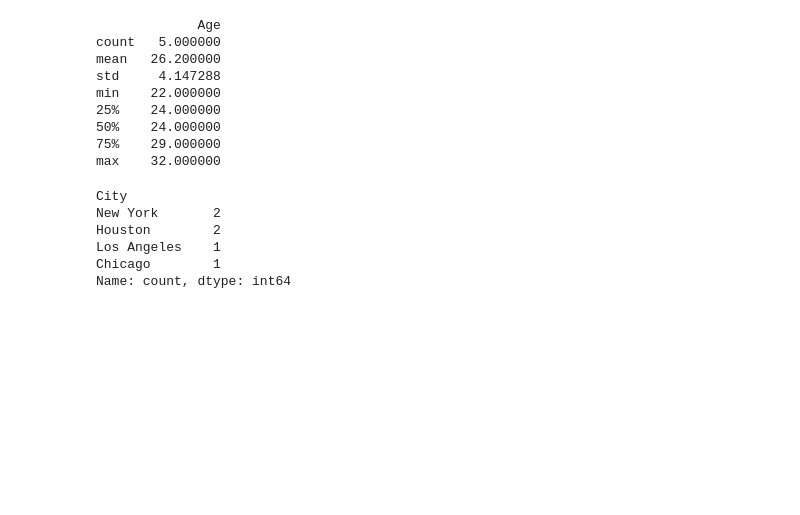
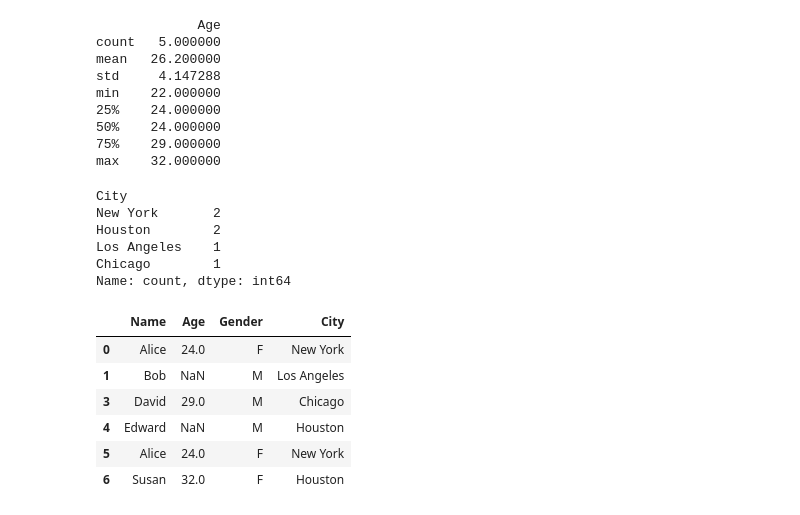
Before and after one commit to kms3356/TextMining26, a Jupyter notebook: 텍스트데이터분석_02_Pandas.ipynb, the cells around one changed output. Drawn from its saved outputs; the diff is of its cells as text; code cells hidden in the pictures; blank space fills up the shorter version.

```diff
--- a/텍스트데이터분석_02_Pandas.ipynb
+++ b/텍스트데이터분석_02_Pandas.ipynb
@@ -383,3 +383,30 @@ Houston        2
 Los Angeles    1
 Chicago        1
 Name: count, dtype: int64
+# %%
+# 결측치
+# 컬럼별 결측치 갯수
+sample_df.isnull().sum()
+
+# 인덱스 별 결측치 갯수
+sample_df.isnull().sum(axis=1)
+
+# 인덱스 별 결측치 True or False
+sample_df.isnull().any(axis=1)
+
+# boolean indexing
+sample_df[sample_df.isnull().any(axis=1)]
+
+# 결측지 있는 행 삭제 (inplace=True) 하면 원본 바뀌지만 리턴값 없기 때문에 변수지정 x
+sample_df.dropna()
+
+# 지정한 컬럼에서 결측치 있는 행 삭제
+sample_df.dropna(subset=['City'])
+# %% [output]
+|  | Name | Age | Gender | City |
+| 0 | Alice | 24.0 | F | New York |
+| 1 | Bob | NaN | M | Los Angeles |
+| 3 | David | 29.0 | M | Chicago |
+| 4 | Edward | NaN | M | Houston |
+| 5 | Alice | 24.0 | F | New York |
+| 6 | Susan | 32.0 | F | Houston |
```
Also changed, not shown: parts of 3 cells of this notebook, 4 other files.
